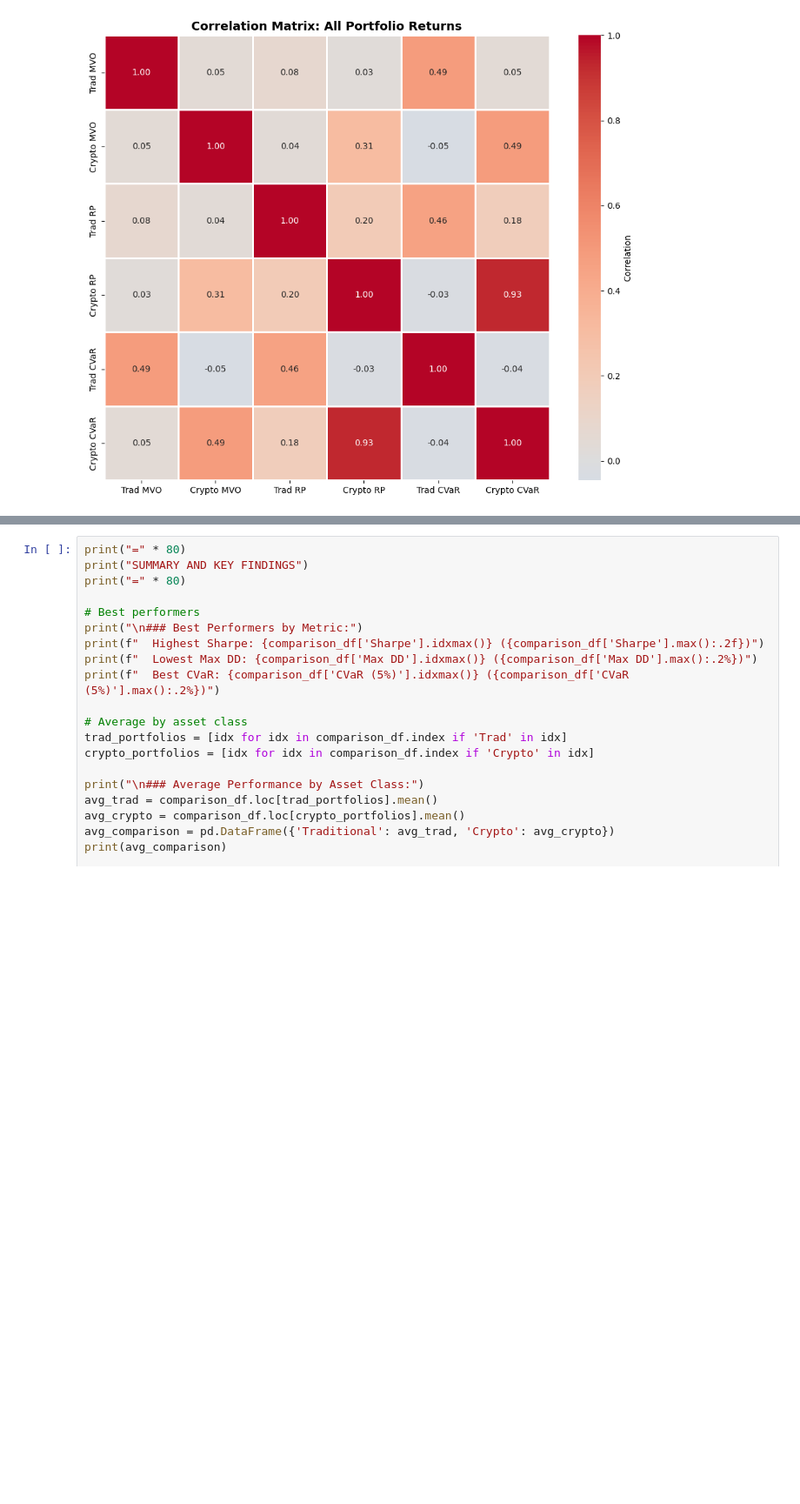
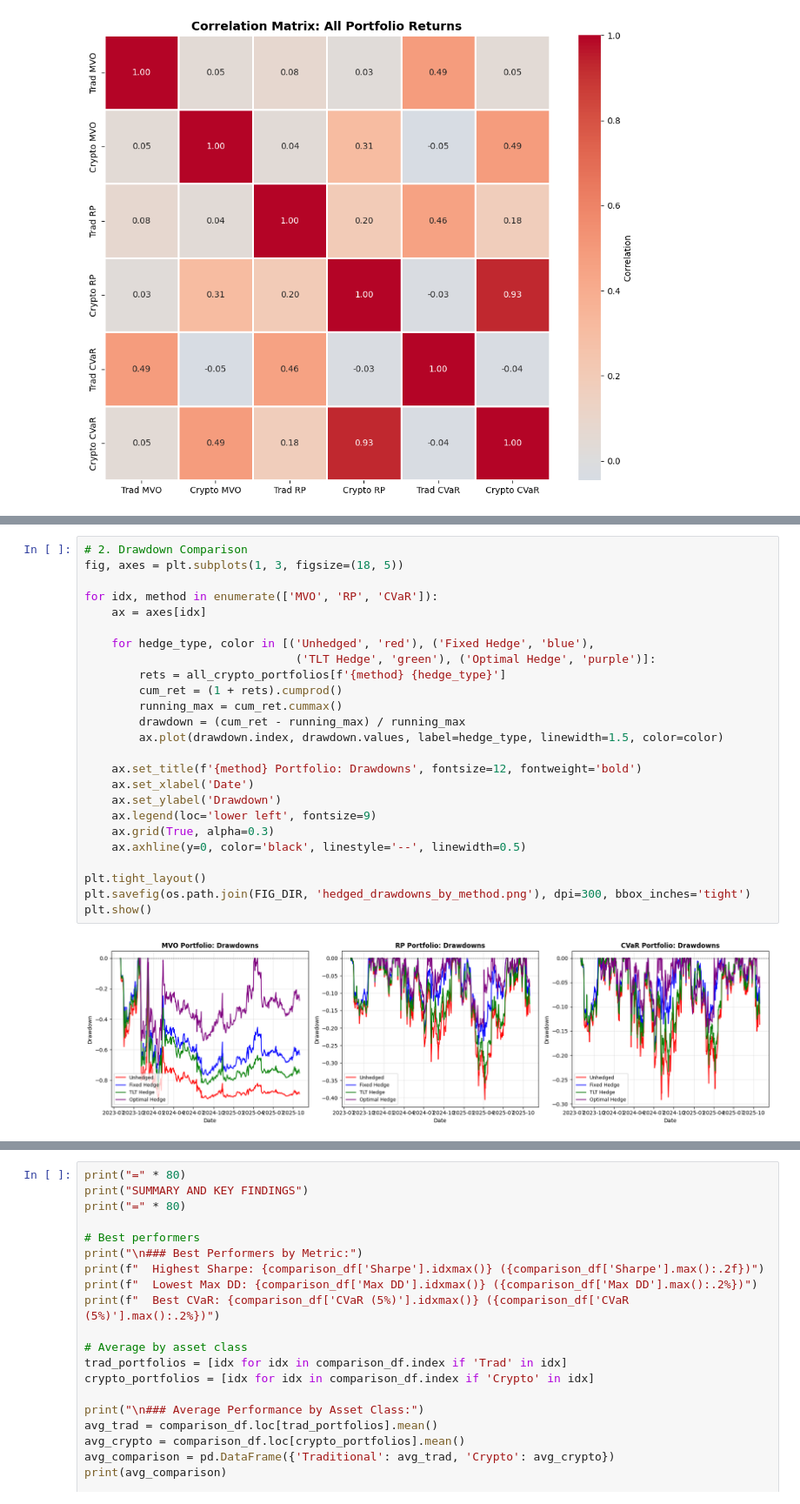
Before and after one commit to sahilnay/crypto-final-project-trad-crypto-assets, a Jupyter notebook: 5_portfolio_optimization/portfolio_optimization.ipynb, the cells around one changed output, grey strips where cells are left out. Shown at 87% size. Cells and saved outputs as stored; diff of their text form; blank space fills up the shorter version.

```diff
--- a/5_portfolio_optimization/portfolio_optimization.ipynb
+++ b/5_portfolio_optimization/portfolio_optimization.ipynb
@@ -507,0 +780,27 @@ plt.show()
+# %%
+# 2. Drawdown Comparison
+fig, axes = plt.subplots(1, 3, figsize=(18, 5))
+
+for idx, method in enumerate(['MVO', 'RP', 'CVaR']):
+    ax = axes[idx]
+
+    for hedge_type, color in [('Unhedged', 'red'), ('Fixed Hedge', 'blue'),
+                               ('TLT Hedge', 'green'), ('Optimal Hedge', 'purple')]:
+        rets = all_crypto_portfolios[f'{method} {hedge_type}']
+        cum_ret = (1 + rets).cumprod()
+        running_max = cum_ret.cummax()
+        drawdown = (cum_ret - running_max) / running_max
+        ax.plot(drawdown.index, drawdown.values, label=hedge_type, linewidth=1.5, color=color)
+
+    ax.set_title(f'{method} Portfolio: Drawdowns', fontsize=12, fontweight='bold')
+    ax.set_xlabel('Date')
+    ax.set_ylabel('Drawdown')
+    ax.legend(loc='lower left', fontsize=9)
+    ax.grid(True, alpha=0.3)
+    ax.axhline(y=0, color='black', linestyle='--', linewidth=0.5)
+
+plt.tight_layout()
+plt.savefig(os.path.join(FIG_DIR, 'hedged_drawdowns_by_method.png'), dpi=300, bbox_inches='tight')
+plt.show()
+# %% [output]
+[figure, added]
```
Also changed, not shown: parts of 10 cells of this notebook, 6 other files.
